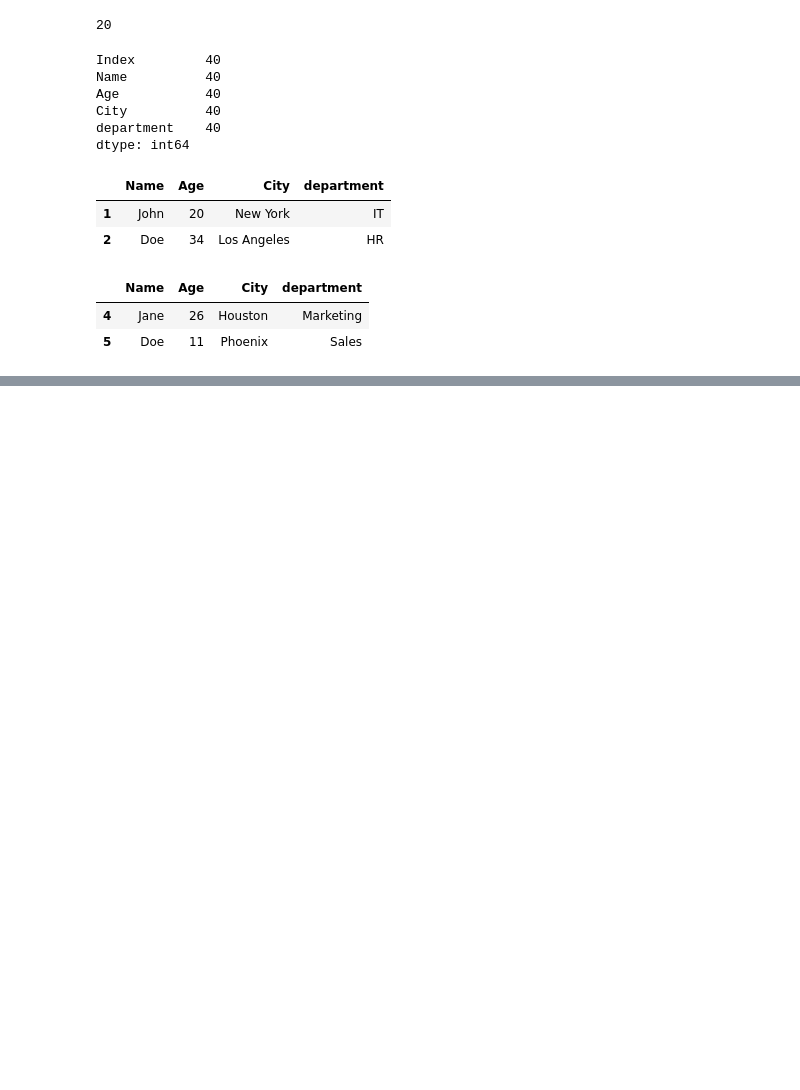
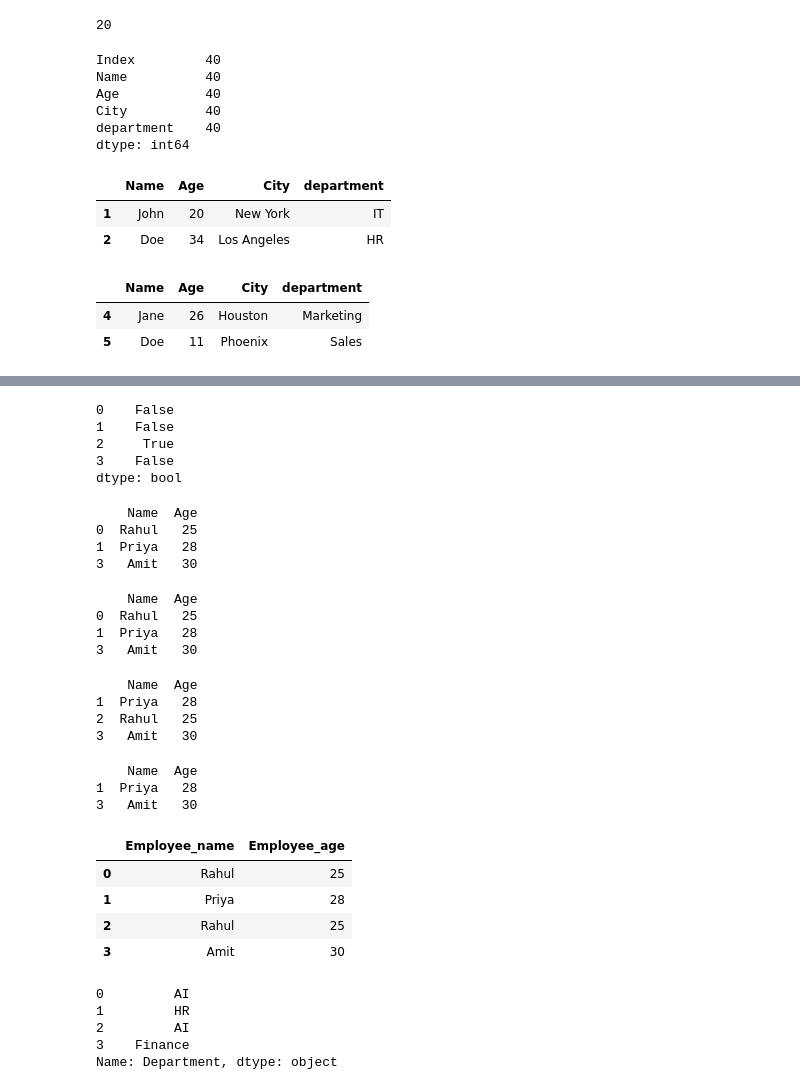
Before and after one commit to NikitaRakhade29/Python-Code, a Jupyter notebook: pandas.ipynb, the cells around one changed output, grey strips where cells are left out. Cells and saved outputs as stored; diff of their text form; code cells hidden in the pictures; blank space fills up the shorter version.

```diff
--- a/pandas.ipynb
+++ b/pandas.ipynb
@@ -124,0 +322,69 @@ df.tail(2)
+# %%
+# Remove duplicates
+
+df = pd.DataFrame({
+    "Name": ["Rahul", "Priya", "Rahul", "Amit"],
+    "Age": [25, 28, 25, 30]
+})
+
+print(df.duplicated())  # identify duplicate rows
+# %% [output]
+0    False
+1    False
+2     True
+3    False
+dtype: bool
+# %%
+res = df.drop_duplicates()
+print(res)  # removes the rows with duplicates
+# %% [output]
+    Name  Age
+0  Rahul   25
+1  Priya   28
+3   Amit   30
+# %%
+res1 = df.drop_duplicates(keep='first')  # keep only first duplicate row and remove others
+print(res1)
+# %% [output]
+    Name  Age
+0  Rahul   25
+1  Priya   28
+3   Amit   30
+# %%
+res2 = df.drop_duplicates(keep="last")  # keep the last occured duplicate and remove others
+print(res2)
+# %% [output]
+    Name  Age
+1  Priya   28
+2  Rahul   25
+3   Amit   30
+# %%
+res3 = df.drop_duplicates(keep=False)  # remove all the duplicates in the dataframe
+print(res3)
+# %% [output]
+    Name  Age
+1  Priya   28
+3   Amit   30
+# %%
+df.rename(columns={"Name":"Employee_name","Age":"Employee_age"}, inplace=True)
+df
+# %% [output]
+|  | Employee_name | Employee_age |
+| 0 | Rahul | 25 |
+| 1 | Priya | 28 |
+| 2 | Rahul | 25 |
+| 3 | Amit | 30 |
+# %%
+df2 = pd.DataFrame({
+    "Department": ["IT", "HR", "IT", "Finance"],
+    'ID':[10,20,30,40]
+})
+
+dff= df2['Department'].replace( "IT" , "AI")
+dff
+# %% [output]
+0         AI
+1         HR
+2         AI
+3    Finance
+Name: Department, dtype: object
```
Also changed, not shown: parts of 31 cells of this notebook.
